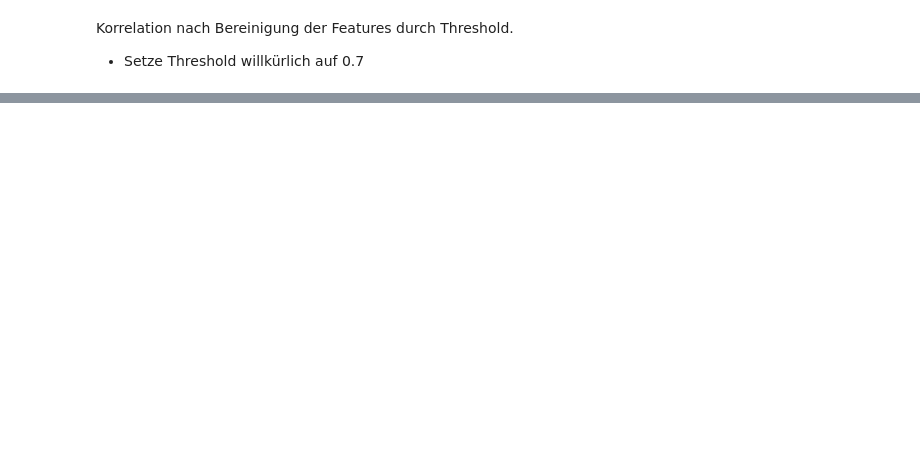
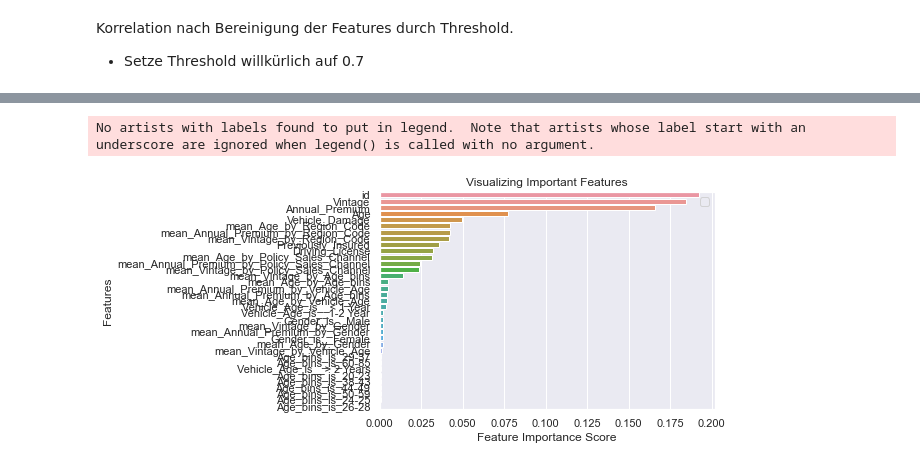
Before and after one commit to Oshimani/datanalaysispython_ws2122, a Jupyter notebook: DatenAnalyseMitPython.ipynb, the cells around one changed output, grey strips where cells are left out. Drawn from its saved outputs; the diff is of its cells as text; code cells hidden in the pictures; blank space fills up the shorter version.

Commit message:
added randomForestClassifier

```diff
--- a/DatenAnalyseMitPython.ipynb
+++ b/DatenAnalyseMitPython.ipynb
@@ -1175,0 +1653,22 @@ feature_train
+# %%
+#features
+X = feature_train.copy(deep=True)
+X.drop("Response", axis="columns", inplace=True)
+#labels
+y = feature_train['Response'].copy(deep=True)
+X_train, X_test, y_train, y_test = train_test_split(X, y, test_size=0.3)
+# %%
+clf=RandomForestClassifier(
+            bootstrap=True,
+            class_weight=None, criterion='gini',
+            max_depth=None, max_features='auto', max_leaf_nodes=None,
+            min_impurity_decrease=0.0,
+            min_samples_leaf=1, min_samples_split=2,
+            min_weight_fraction_leaf=0.0, n_estimators=100, n_jobs=1,
+            oob_score=False, random_state=None, verbose=0,
+            warm_start=False)
+clf.fit(X_train,y_train)
+y_pred=clf.predict(X_test)
+
+# Model Accuracy, how often is the classifier correct?
+print("Accuracy:",metrics.accuracy_score(y_test, y_pred))
@@ -1175,0 +1694,15 @@ feature_train
+# %%
+feature_imp = pd.Series(clf.feature_importances_,index=X.columns).sort_values(ascending=False)
+feature_imp
+# %%
+# Creating a bar plot
+sns.barplot(x=feature_imp, y=feature_imp.index)
+# Add labels to your graph
+plt.xlabel('Feature Importance Score')
+plt.ylabel('Features')
+plt.title("Visualizing Important Features")
+plt.legend()
+plt.show()
+# %% [output]
+No artists with labels found to put in legend.  Note that artists whose label start with an underscore are ignored when legend() is called with no argument.
+[figure, added]
```
Also changed, not shown: parts of 70 cells of this notebook.
